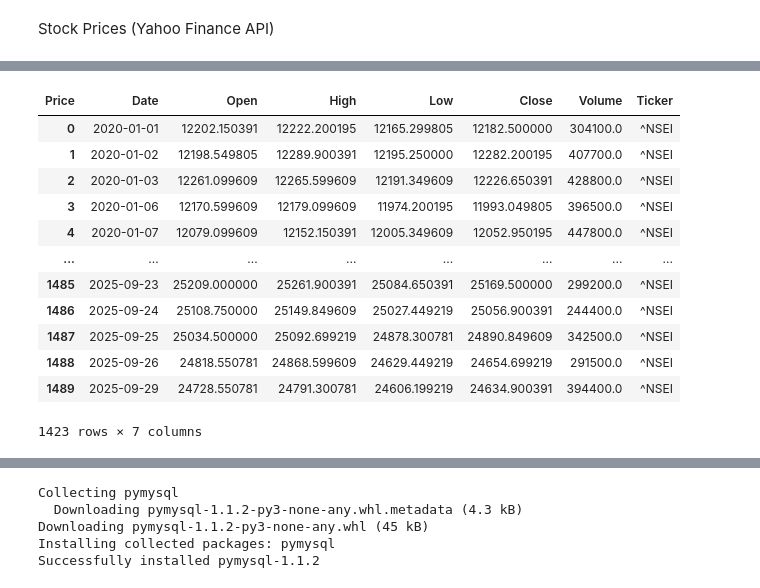
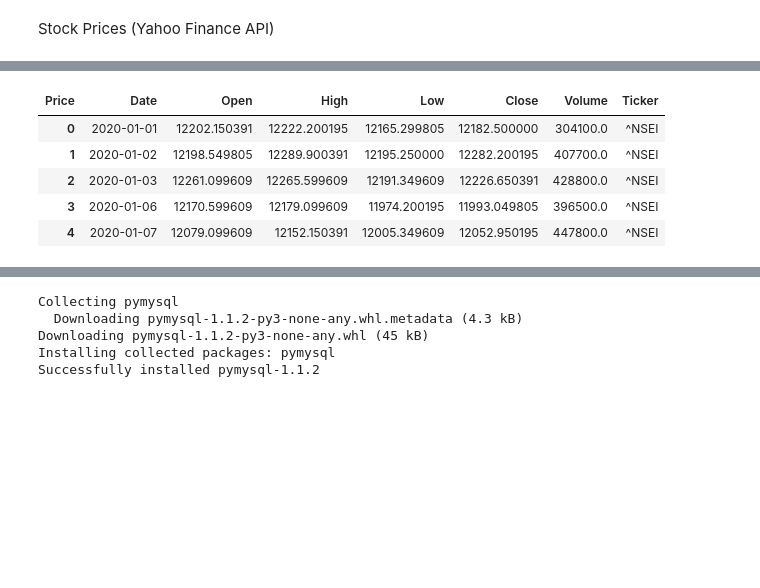
Before and after one commit to Mahendran1987-boob/Cross_Market_Analysis_Crypto-_Oil_-_Stocks, a Jupyter notebook: Cross_Market_Analysis_Crypto,_Oil_&_Stocks.ipynb, the cells around one changed output, grey strips where cells are left out. Drawn from its saved outputs; the diff is of its cells as text; code cells hidden in the pictures; blank space fills up the shorter version.

```diff
--- a/Cross_Market_Analysis_Crypto,_Oil_&_Stocks.ipynb
+++ b/Cross_Market_Analysis_Crypto,_Oil_&_Stocks.ipynb
@@ -322,23 +294,16 @@ stocks_2
 # %%
 stocks_3 = stocks_df['^NSEI'].reset_index() # collect 3 ticker data similarly , add a new column ticker and then concat them.
 # handle the  nulls
 stocks_3['Ticker'] = "^NSEI"
 stocks_3 = stocks_3.dropna(subset=['Close'])
-stocks_3
+stocks_3.head()
 # %% [output]
 | Price | Date | Open | High | Low | Close | Volume | Ticker |
 | 0 | 2020-01-01 | 12202.150391 | 12222.200195 | 12165.299805 | 12182.500000 | 304100.0 | ^NSEI |
 | 1 | 2020-01-02 | 12198.549805 | 12289.900391 | 12195.250000 | 12282.200195 | 407700.0 | ^NSEI |
 | 2 | 2020-01-03 | 12261.099609 | 12265.599609 | 12191.349609 | 12226.650391 | 428800.0 | ^NSEI |
 | 3 | 2020-01-06 | 12170.599609 | 12179.099609 | 11974.200195 | 11993.049805 | 396500.0 | ^NSEI |
 | 4 | 2020-01-07 | 12079.099609 | 12152.150391 | 12005.349609 | 12052.950195 | 447800.0 | ^NSEI |
-| ... | ... | ... | ... | ... | ... | ... | ... |
-| 1485 | 2025-09-23 | 25209.000000 | 25261.900391 | 25084.650391 | 25169.500000 | 299200.0 | ^NSEI |
-| 1486 | 2025-09-24 | 25108.750000 | 25149.849609 | 25027.449219 | 25056.900391 | 244400.0 | ^NSEI |
-| 1487 | 2025-09-25 | 25034.500000 | 25092.699219 | 24878.300781 | 24890.849609 | 342500.0 | ^NSEI |
-| 1488 | 2025-09-26 | 24818.550781 | 24868.599609 | 24629.449219 | 24654.699219 | 291500.0 | ^NSEI |
-| 1489 | 2025-09-29 | 24728.550781 | 24791.300781 | 24606.199219 | 24634.900391 | 394400.0 | ^NSEI |
-1423 rows × 7 columns
 # %%
 all_stocks = pd.concat([stocks_1, stocks_2, stocks_3])
 all_stocks['Date'] = pd.to_datetime(all_stocks['Date']).dt.strftime('%Y-%m-%d')
```
Also changed, not shown: parts of 16 cells of this notebook.
